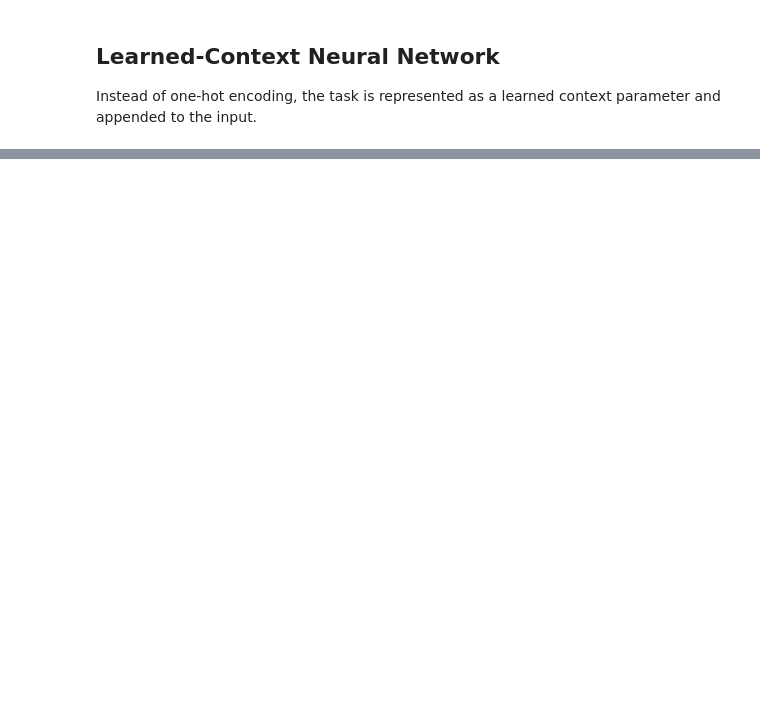
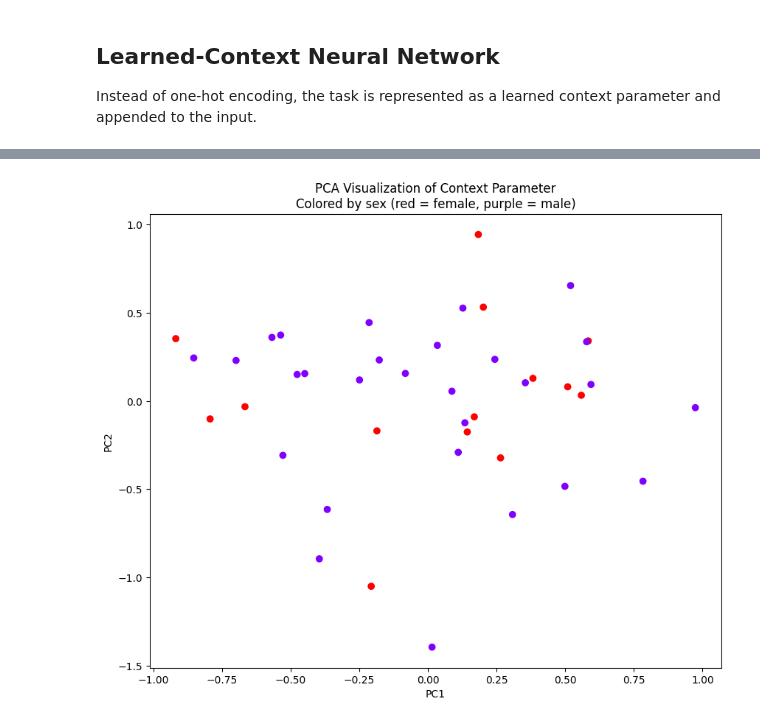
Before and after one commit to alyssa-lee/learned-context-neural-networks, a Jupyter notebook: parkinsons.ipynb, the cells around one changed output, grey strips where cells are left out. Drawn from its saved outputs; the diff is of its cells as text; code cells hidden in the pictures; blank space fills up the shorter version.

```diff
--- a/parkinsons.ipynb
+++ b/parkinsons.ipynb
@@ -152,0 +191,10 @@ RMSD: 0.7898275990631834
+# %%
+plt.figure(figsize=(10, 8))
+scatter = plt.scatter(reduced_features[:, 0], reduced_features[:, 1], c=meta['sex'], cmap='rainbow')
+
+plt.xlabel('PC1')
+plt.ylabel('PC2')
+plt.title('PCA Visualization of Context Parameter\nColored by sex (red = female, purple = male)')
+plt.show()
+# %% [output]
+[figure, added]
```
Also changed, not shown: parts of 14 cells of this notebook.
